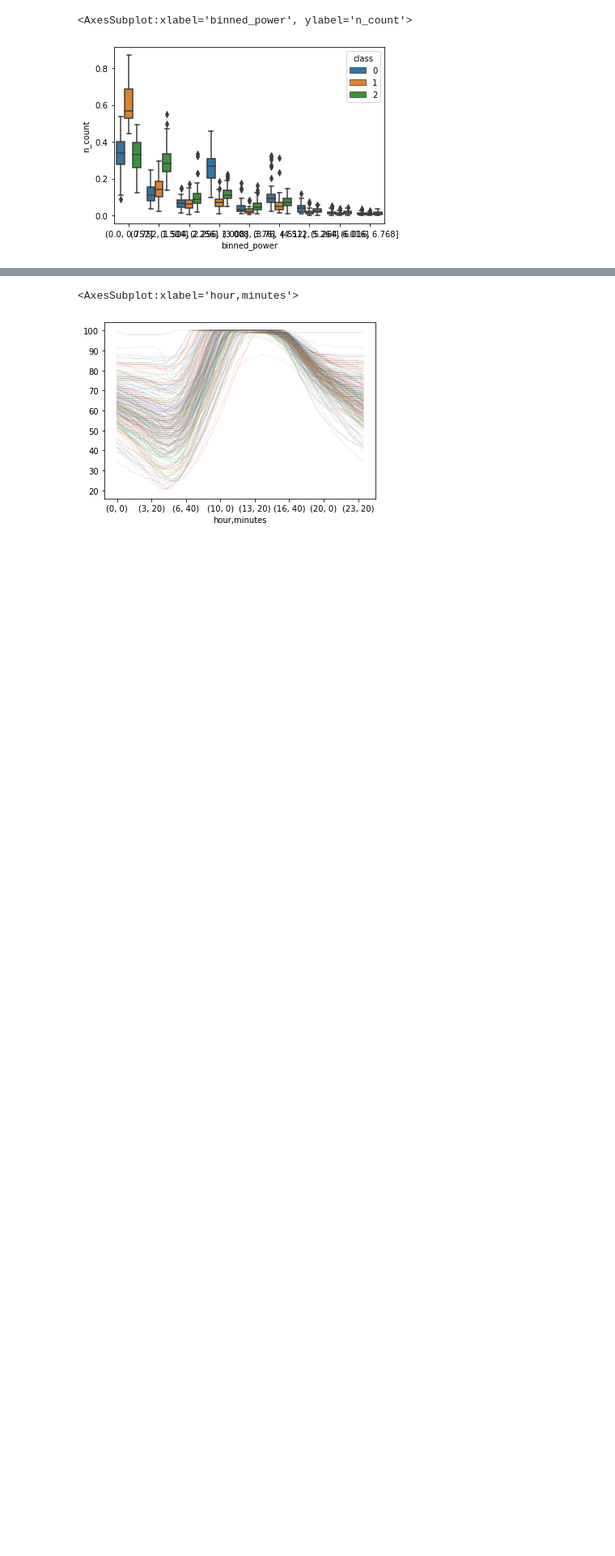
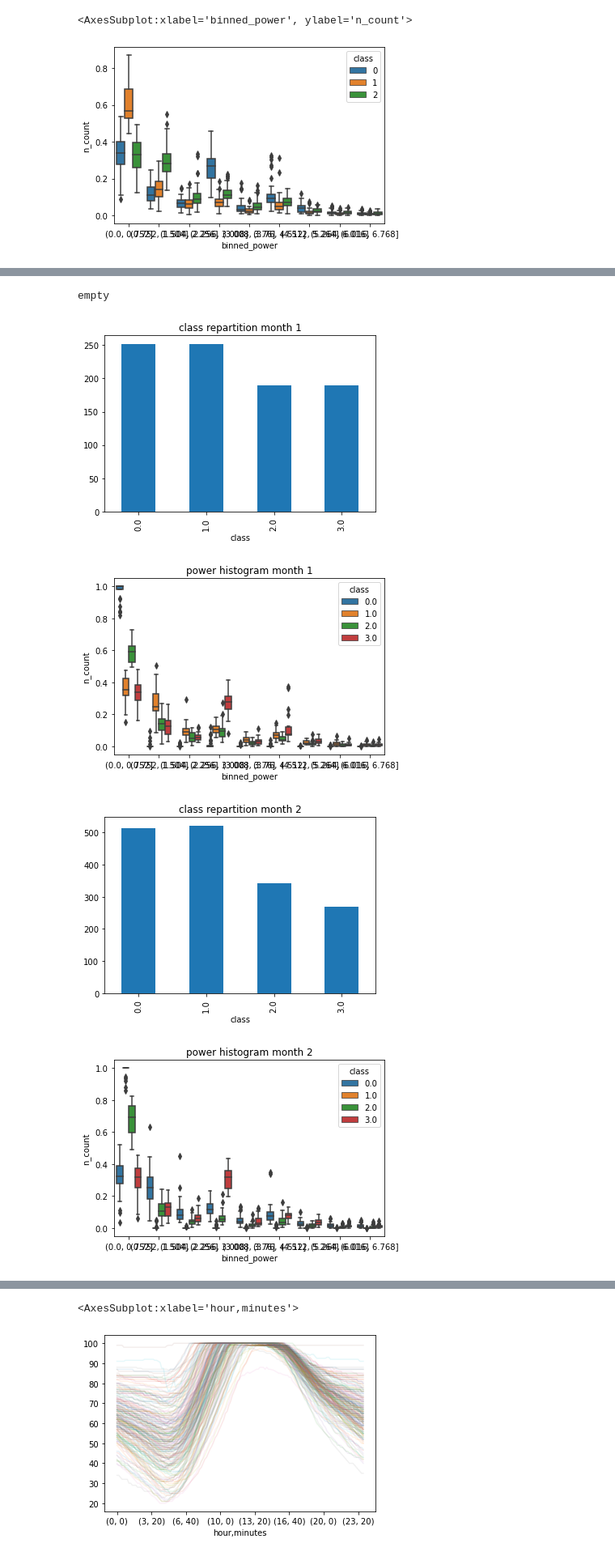
Before and after one commit to EliasGaliounas/BatteryDevBBoxx, a Jupyter notebook: notebooks/3_mvp3.ipynb, the cells around one changed output, grey strips where cells are left out. Shown at 81% size. Cells and saved outputs as stored; diff of their text form; code cells hidden in the pictures; blank space fills up the shorter version.

```diff
--- a/notebooks/3_mvp3.ipynb
+++ b/notebooks/3_mvp3.ipynb
@@ -231,0 +201,42 @@ plot 2
+# %%
+n_clusters = 4
+
+classifications = []
+for month in range(df['month'].max()):
+    distortions = []
+    sub_df = df_quants.copy().reset_index()
+    sub_df = sub_df[sub_df['month'] == month]
+    sub_df = sub_df.set_index(['battery_id','month'])
+    if sub_df.empty:
+        print('empty')
+    else:
+        kmeanModel = KMeans(n_clusters=n_clusters)
+        y = kmeanModel.fit(sub_df.values).labels_
+        df_y = pd.DataFrame(data = y, index = sub_df.index)
+        classifications.append(df_y)
+# %% [output]
+empty
+# %%
+battery_month_classification = pd.concat(classifications)
+battery_month_classification.columns = ['class']
+# %%
+df_analyse = df_quants.stack().rename('n_count').reset_index().set_index(['battery_id','month']).join(battery_month_classification).reset_index()
+# %%
+df_analyse = df_analyse.dropna()
+# %%
+for month in range(1,df.month.max()):
+    plt.figure()
+    df_analyse[df_analyse['month'] == month].groupby('class')['battery_id'].count().plot.bar()
+    plt.title(f'class repartition month {month}')
+    plt.show()
+
+
+    plt.figure()
+    sns.boxplot(data = df_analyse[df_analyse['month'] == month], x = 'binned_power', y = 'n_count', hue = 'class')
+    plt.title(f'power histogram month {month}')
+    plt.show()
+# %% [output]
+[figure, added]
+[figure, added]
+[figure, added]
+[figure, added]
```
Also changed, not shown: parts of 34 cells of this notebook, 13 other files.
